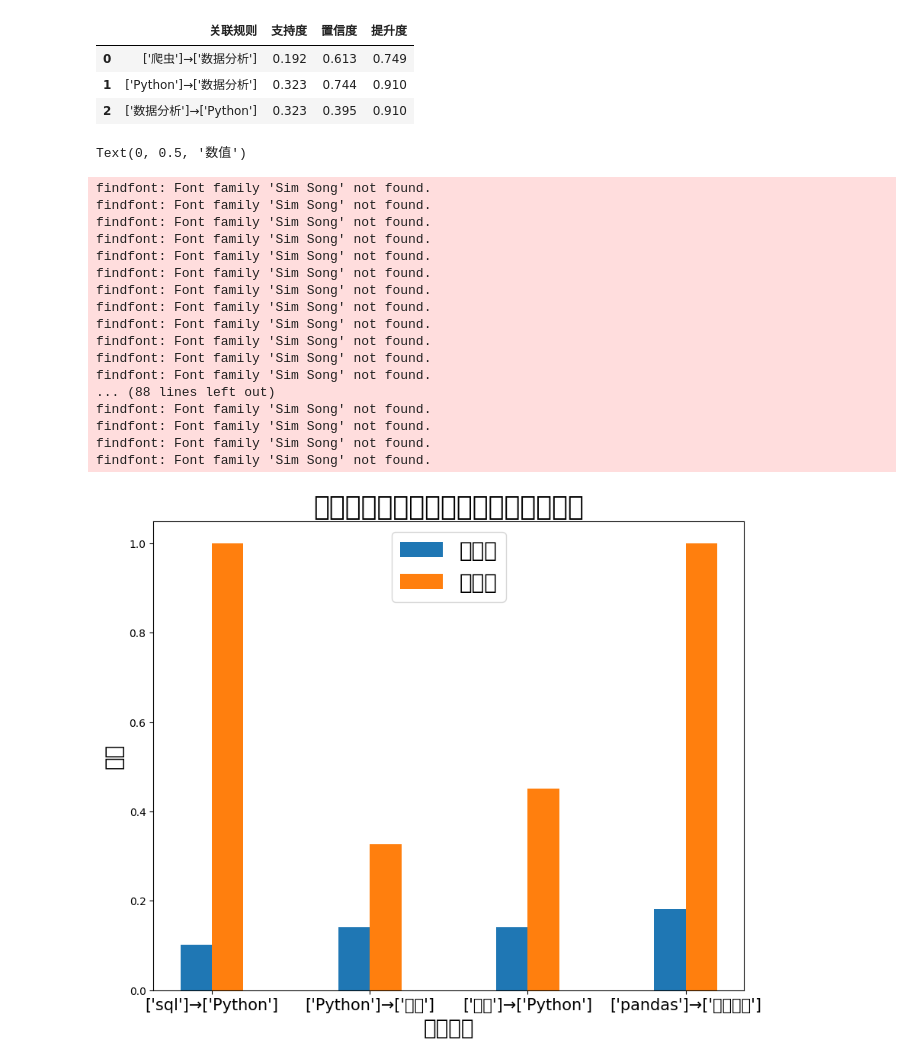
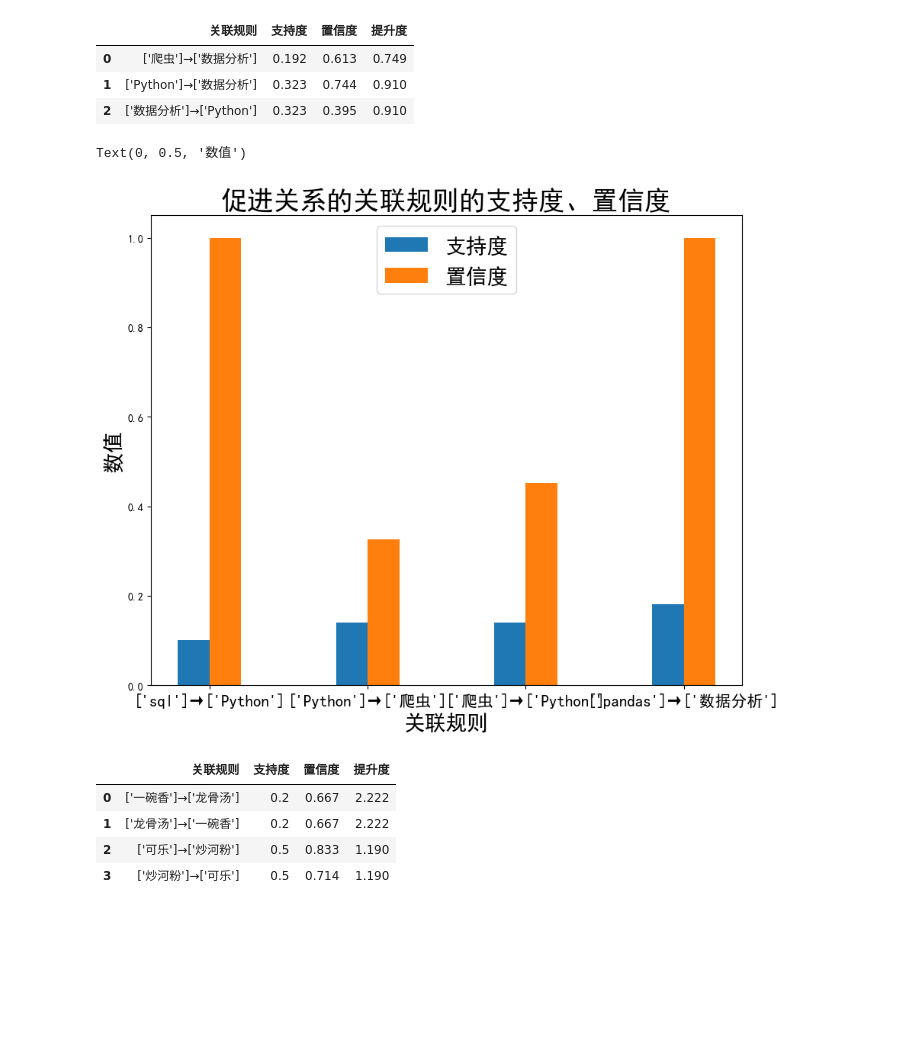
Before and after one commit to Acbee3/Python_learner, a Jupyter notebook: 数据分析/Apriori.ipynb, the cells around one changed output. Drawn from its saved outputs; the diff is of its cells as text; code cells hidden in the pictures; blank space fills up the shorter version.

```diff
--- a/数据分析/Apriori.ipynb
+++ b/数据分析/Apriori.ipynb
@@ -272,40 +272,79 @@ restricted_rules
 # %%
 # 设置画布尺寸
 plt.figure(figsize=(10, 8))
 
 # 设置横纵坐标以及柱子的宽度
 width = 0.2
-plt.rcParams['font.family'] = ['Sim']
+plt.rcParams['font.family'] = ['SimHei']
 # 画出柱状图
 plt.bar(promoted_rules.index-width/2, promoted_rules['支持度'], width=width)
 plt.bar(promoted_rules.index+width/2, promoted_rules['置信度'], width=width)
 
 # 设置图例
 plt.legend(['支持度', '置信度'], fontsize=20)
 # 设置标题
 plt.title('促进关系的关联规则的支持度、置信度', fontsize=25)
 # 设置刻度名称
 plt.xticks(promoted_rules.index, promoted_rules['关联规则'], fontsize=15)
 # 设置坐标轴标签
 plt.xlabel('关联规则', fontsize=20)
 plt.ylabel('数值', fontsize=20)
 # %% [output]
 Text(0, 0.5, '数值')
-findfont: Font family 'Sim Song' not found.
-findfont: Font family 'Sim Song' not found.
-findfont: Font family 'Sim Song' not found.
-findfont: Font family 'Sim Song' not found.
-findfont: Font family 'Sim Song' not found.
-findfont: Font family 'Sim Song' not found.
-findfont: Font family 'Sim Song' not found.
-findfont: Font family 'Sim Song' not found.
-findfont: Font family 'Sim Song' not found.
-findfont: Font family 'Sim Song' not found.
-findfont: Font family 'Sim Song' not found.
-findfont: Font family 'Sim Song' not found.
-... (88 lines left out)
-findfont: Font family 'Sim Song' not found.
-findfont: Font family 'Sim Song' not found.
-findfont: Font family 'Sim Song' not found.
-findfont: Font family 'Sim Song' not found.
-[figure, old version]
+[figure, new version]
+# %%
+# 导入 apyori 模块下的 apriori() 函数和 pandas 库
+from apyori import apriori
+import pandas as pd
+
+# 张三快餐店的部分销售数据，为了方便，这里直接将“购买的餐品”创建成列表形式。
+data_1 = pd.DataFrame({'订单号': ['01', '02', '03', '04', '05', '06', '07', '08', '09', '10'],
+                    '购买的餐品': [['炒河粉', '可乐'], ['一碗香', '龙骨汤'], ['炒河粉', '鸡腿', '可乐'], ['炒河粉', '龙骨汤'], ['一碗香', '可乐'],
+                                ['炒河粉', '可乐'], ['炒河粉', '麻辣牛肉', '可乐'], ['炒河粉', '青菜', '可乐'], ['一碗香', '青菜', '龙骨汤'], ['炒河粉']]})
+
+# 创建变量 results，调用 apriori() 函数并赋值给 results，将最小支持度设置为 0.15，最小置信度为 0.1
+results = apriori(data_1['购买的餐品'], min_support=0.15, min_confidence=0.1)
+
+# 创建提取列表
+extract_result = []
+
+# 遍历结果数据
+for result in results:
+    # 获取支持度，并保留 3 位小数
+    support = round(result.support, 3)
+
+    # 遍历 ordered_statistics 对象
+    for rule in result.ordered_statistics:
+
+        # 获取前件和后件并转成列表
+        head_set = list(rule.items_base)
+        tail_set = list(rule.items_add)
+
+        # 跳过前件为空的数据
+        if head_set == []:
+            continue
+
+        # 将前件、后件拼接成关联规则的形式
+        related_catogory = str(head_set)+'→'+str(tail_set)
+
+        # 提取提升度，并保留 3 位小数
+        lift = round(rule.lift, 3)
+
+        # 提取置信度，并保留 3 位小数
+        confidence = round(rule.confidence, 3)
+
+        # 将提取的数据保存到提取列表中
+        extract_result.append([related_catogory, support, confidence, lift])
+
+# 将数据转成 DataFrame 的形式
+rules_data = pd.DataFrame(extract_result, columns=[
+                        '关联规则', '支持度', '置信度', '提升度'])
+
+# 查看数据
+rules_data
+# %% [output]
+|  | 关联规则 | 支持度 | 置信度 | 提升度 |
+| 0 | ['一碗香']→['龙骨汤'] | 0.2 | 0.667 | 2.222 |
+| 1 | ['龙骨汤']→['一碗香'] | 0.2 | 0.667 | 2.222 |
+| 2 | ['可乐']→['炒河粉'] | 0.5 | 0.833 | 1.190 |
+| 3 | ['炒河粉']→['可乐'] | 0.5 | 0.714 | 1.190 |
```
Also changed, not shown: 7 other files.
